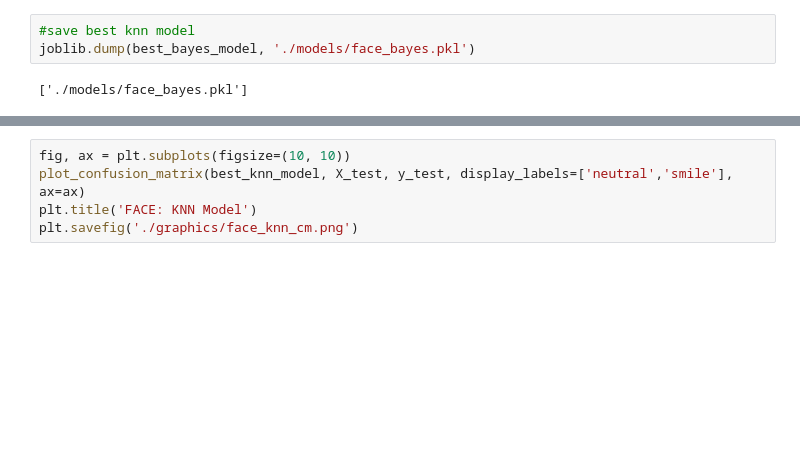
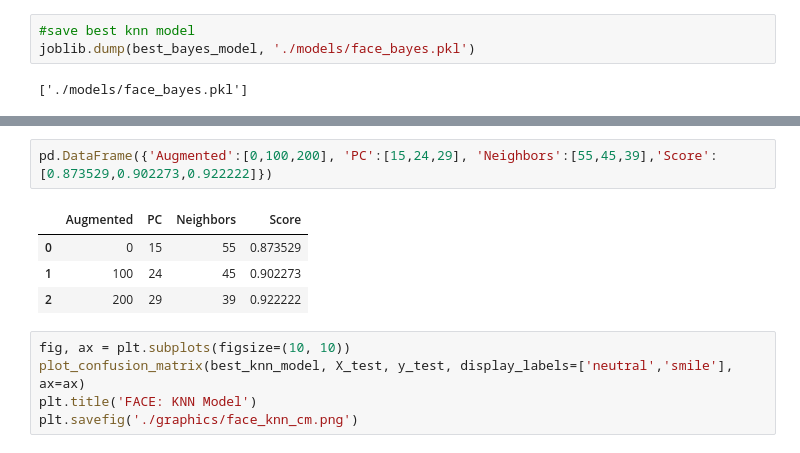
Before and after one commit to Dkashkett/Image_classification_, a Jupyter notebook: Task1.ipynb, the cells around one changed output, grey strips where cells are left out. Drawn from its saved outputs; the diff is of its cells as text; blank space fills up the shorter version.

```diff
--- a/Task1.ipynb
+++ b/Task1.ipynb
@@ -372,3 +409,10 @@ testing_logs['testing100']
+# %%
+pd.DataFrame({'Augmented':[0,100,200], 'PC':[15,24,29], 'Neighbors':[55,45,39],'Score':[0.873529,0.902273,0.922222]})
+# %% [output]
+|  | Augmented | PC | Neighbors | Score |
+| 0 | 0 | 15 | 55 | 0.873529 |
+| 1 | 100 | 24 | 45 | 0.902273 |
+| 2 | 200 | 29 | 39 | 0.922222 |
 # %%
 fig, ax = plt.subplots(figsize=(10, 10))
 plot_confusion_matrix(best_knn_model, X_test, y_test, display_labels=['neutral','smile'], ax=ax)
```
Also changed, not shown: parts of 12 cells of this notebook, 2 other files.
